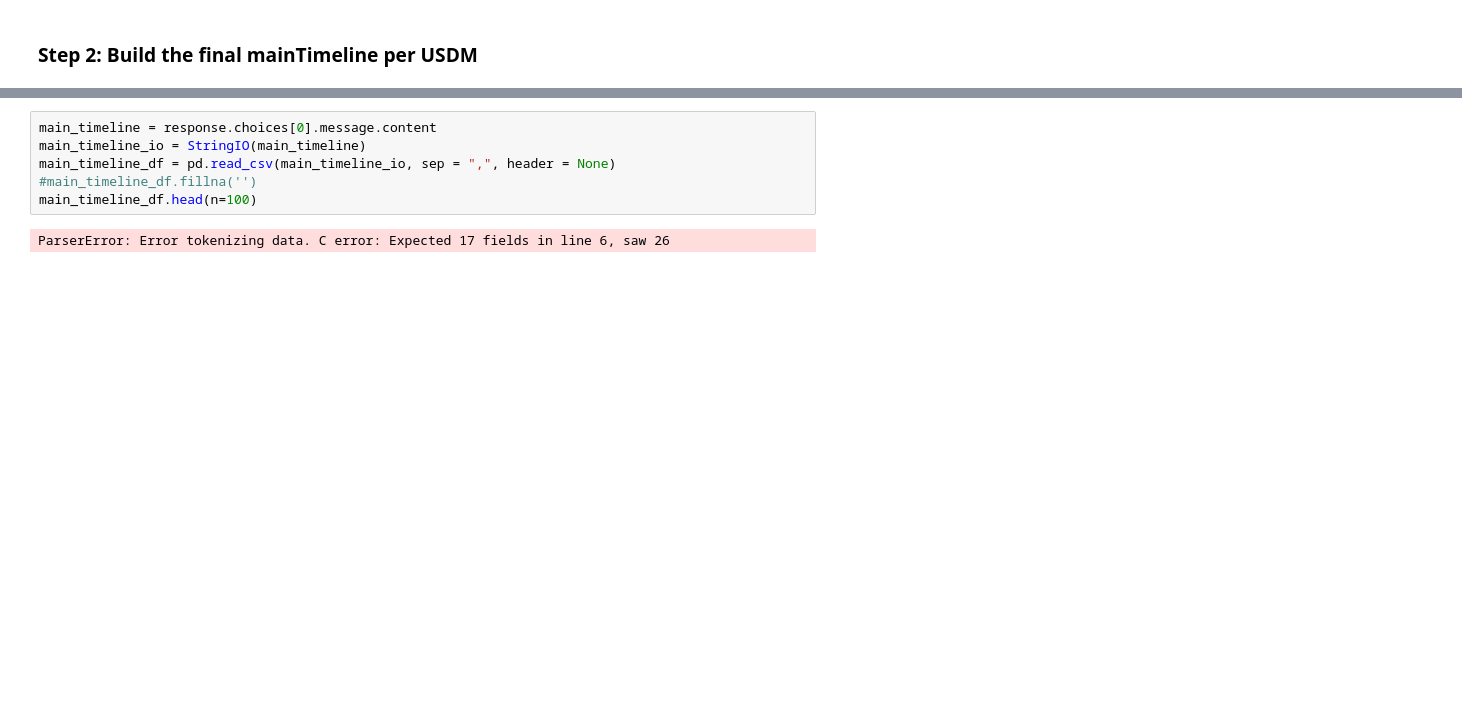
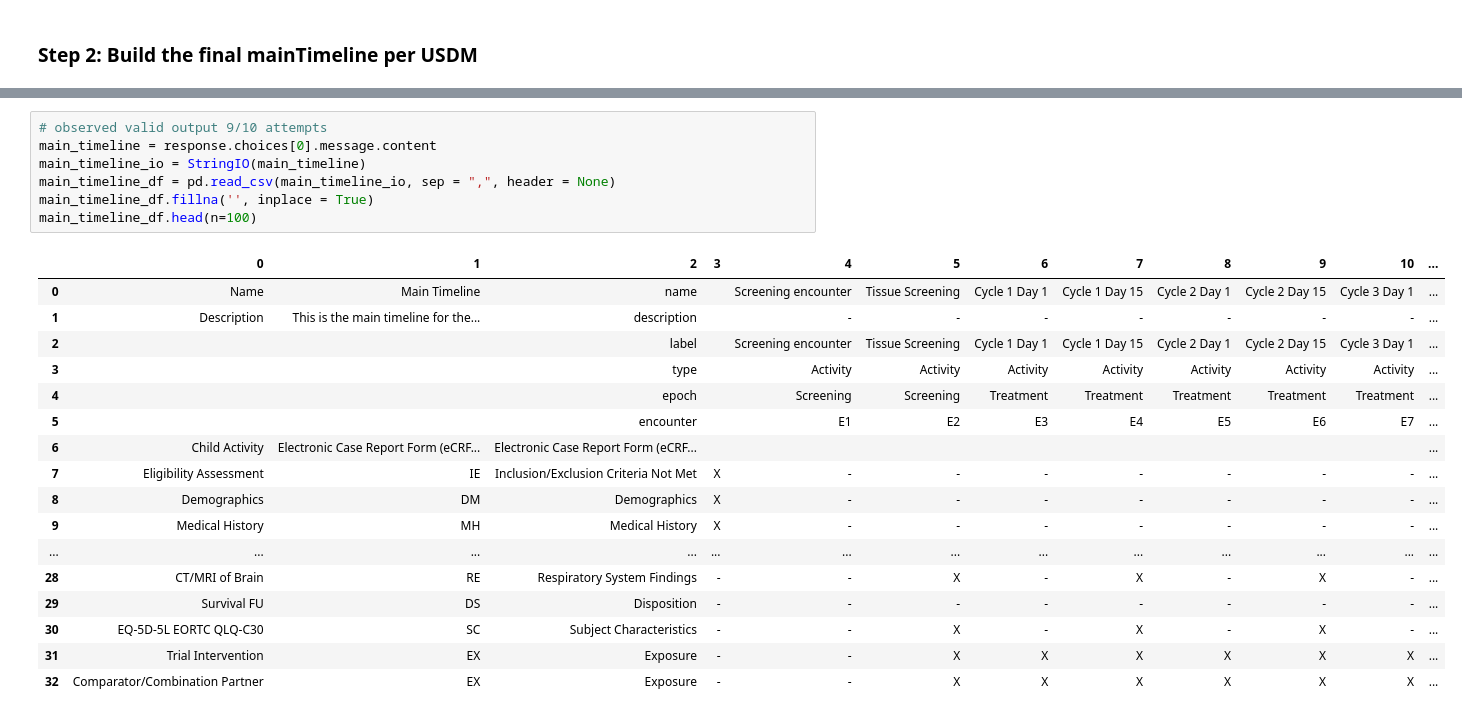
Before and after one commit to conrad-kurowski/scdm_workshop_2024, a Jupyter notebook: study_build_automation_activity.ipynb, the cells around one changed output, grey strips where cells are left out. Cells and saved outputs as stored; diff of their text form; blank space fills up the shorter version.

```diff
--- a/study_build_automation_activity.ipynb
+++ b/study_build_automation_activity.ipynb
@@ -458,8 +446,25 @@ KeyboardInterrupt:
 # %%
+# observed valid output 9/10 attempts
 main_timeline = response.choices[0].message.content
 main_timeline_io = StringIO(main_timeline)
 main_timeline_df = pd.read_csv(main_timeline_io, sep = ",", header = None)
-#main_timeline_df.fillna('')
+main_timeline_df.fillna('', inplace = True)
 main_timeline_df.head(n=100)
 # %% [output]
-ParserError: Error tokenizing data. C error: Expected 17 fields in line 6, saw 26
+|  | 0 | 1 | 2 | 3 | 4 | 5 | 6 | 7 | 8 | 9 | 10 | ... |
+| 0 | Name | Main Timeline | name |  | Screening encounter | Tissue Screening | Cycle 1 Day 1 | Cycle 1 Day 15 | Cycle 2 Day 1 | Cycle 2 Day 15 | Cycle 3 Day 1 | ... |
+| 1 | Description | This is the main timeline for the... | description |  | - | - | - | - | - | - | - | ... |
+| 2 |  |  | label |  | Screening encounter | Tissue Screening | Cycle 1 Day 1 | Cycle 1 Day 15 | Cycle 2 Day 1 | Cycle 2 Day 15 | Cycle 3 Day 1 | ... |
+| 3 |  |  | type |  | Activity | Activity | Activity | Activity | Activity | Activity | Activity | ... |
+| 4 |  |  | epoch |  | Screening | Screening | Treatment | Treatment | Treatment | Treatment | Treatment | ... |
+| 5 |  |  | encounter |  | E1 | E2 | E3 | E4 | E5 | E6 | E7 | ... |
+| 6 | Child Activity | Electronic Case Report Form (eCRF... | Electronic Case Report Form (eCRF... |  |  |  |  |  |  |  |  | ... |
+| 7 | Eligibility Assessment | IE | Inclusion/Exclusion Criteria Not Met | X | - | - | - | - | - | - | - | ... |
+| 8 | Demographics | DM | Demographics | X | - | - | - | - | - | - | - | ... |
+| 9 | Medical History | MH | Medical History | X | - | - | - | - | - | - | - | ... |
+| ... | ... | ... | ... | ... | ... | ... | ... | ... | ... | ... | ... | ... |
+| 28 | CT/MRI of Brain | RE | Respiratory System Findings | - | - | X | - | X | - | X | - | ... |
+| 29 | Survival FU | DS | Disposition | - | - | - | - | - | - | - | - | ... |
+| 30 | EQ-5D-5L EORTC QLQ-C30 | SC | Subject Characteristics | - | - | X | - | X | - | X | - | ... |
+| 31 | Trial Intervention | EX | Exposure | - | - | X | X | X | X | X | X | ... |
+| 32 | Comparator/Combination Partner | EX | Exposure | - | - | X | X | X | X | X | X | ... |
```
Also changed, not shown: parts of 10 cells of this notebook, 1 other file.
